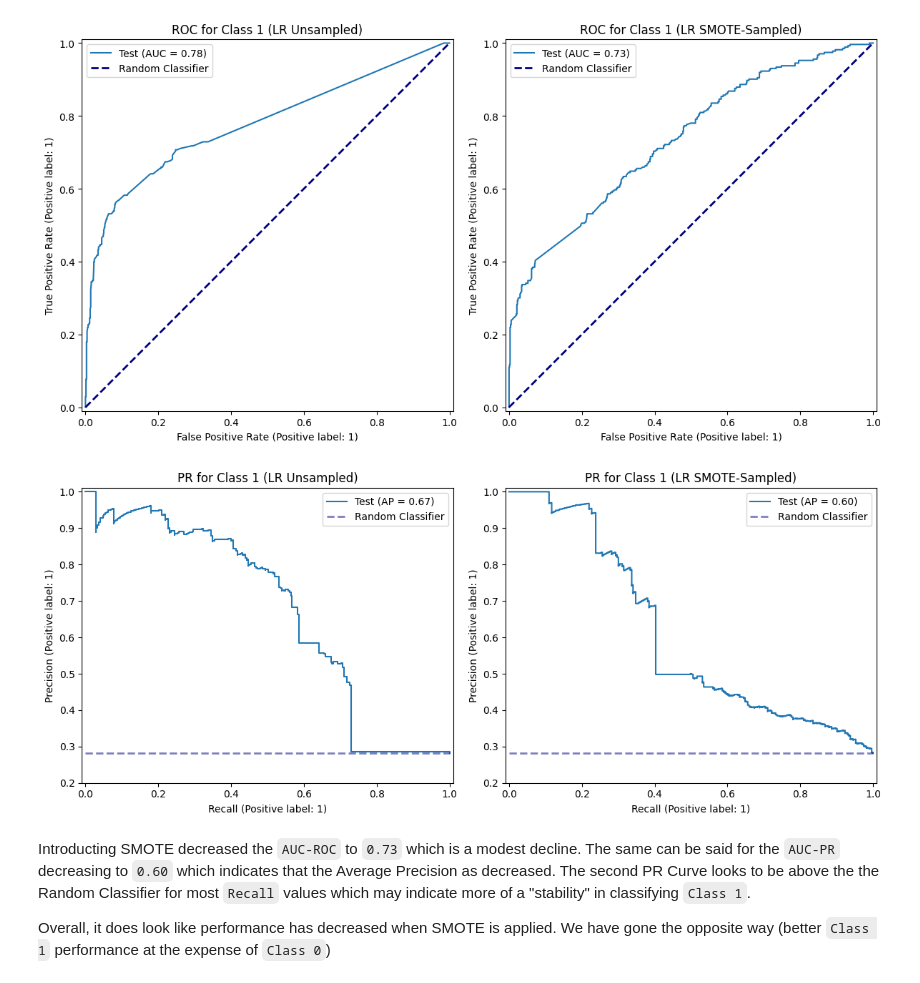
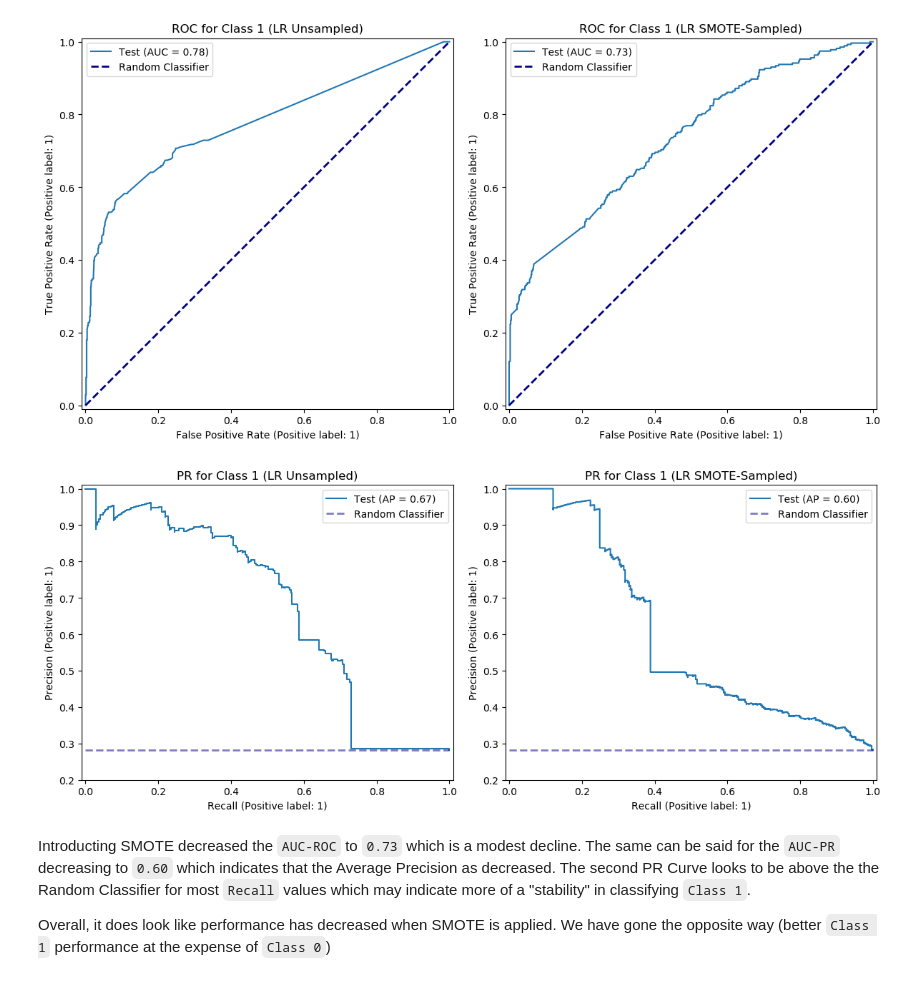
Before and after one commit to jiroamato/Stock-Trend-Prediction-With-NLP, a Jupyter notebook: notebooks/2-NLP-Preprocessing-Modelling.ipynb, the cells around one changed output. Saved outputs shown, nothing was run; the diff lists cells and outputs as text; code cells hidden in the pictures.

```diff
--- a/notebooks/2-NLP-Preprocessing-Modelling.ipynb
+++ b/notebooks/2-NLP-Preprocessing-Modelling.ipynb
@@ -127,7 +156,7 @@ import string
 # %% [markdown]
 # 1. <a id='toc1_'></a>[**Loading the data**](#toc0_)
 # %%
-df = pd.read_csv('../data/df_clean.csv', index_col=0)
+df = pd.read_csv('../data/df_clean.csv')
 df.head()
 # %% [output]
 |  | Headline | Sentiment |
@@ -182,7 +210,16 @@ From the `1-NLP-Cleaning-EDA` notebook we created our own tokenizer. The compone
 wnl = WordNetLemmatizer()
 stop_words = stopwords.words('english')
 
-def my_tokenizer(sentence):
+def my_tokenizer(sentence: str) -> list[str]:
+    """
+    Tokenizes a sentence into a list of lemmatized words, removing punctuation, stop words, and insignificant short words.
+
+    Input:
+        sentence (str): The input sentence to be tokenized.
+
+    Output:
+        list: A list of lemmatized tokens from the input sentence.
+    """
     # transform string into lower case and take out punctuations
     for punctuation in string.punctuation:
         sentence = sentence.replace(punctuation, '').lower()
@@ -1018,7 +1052,7 @@ Where $C=10^{-2}$ and $Penalty=L1$
 # Scale data
 scaler = StandardScaler()
 X_remain_sm_scaled = scaler.fit_transform(X_remain_sm)
-X_test_scaled = scaler.transform(X_test)
+X_test_scaled_sm = scaler.transform(X_test)
 
 # Fitting the model
 LR_sm = LogisticRegression(solver='liblinear', penalty='l1',
@@ -1028,7 +1062,7 @@ LR_sm.fit(X_remain_sm_scaled, y_remain_sm)
 
 # Scores
 LR_sm_train_score = LR_sm.score(X_remain_sm_scaled, y_remain_sm)
-LR_sm_test_score = LR_sm.score(X_test_scaled, y_test)
+LR_sm_test_score = LR_sm.score(X_test_scaled_sm, y_test)
 
 print(f'Train Score: {LR_sm_train_score} \nTest Score: {LR_sm_test_score}')
 # %% [output]
@@ -1127,26 +1165,28 @@ plt.show()
 # %%
 # PR Curve
 baseline = (sum(y_test) / len(y_test))
 
 fig, ax = plt.subplots(1, 2, figsize=(12, 6))
 
-plt.subplot(1, 2, 1)
+# PR Curve without SMOTE
 PrecisionRecallDisplay.from_estimator(LR, X_test_scaled, y_test, name='Test', pos_label=1, ax=ax[0])
-plt.plot([0, 1], [baseline, baseline], alpha=0.5, color='navy', lw=2, ls='--', label='Random Classifier')
-plt.ylim(bottom=0.2)
-plt.legend()
-plt.title('PR for Class 1 (LR Unsampled)')
+ax[0].plot([0, 1], [baseline, baseline], alpha=0.5, color='navy', lw=2, ls='--', label='Random Classifier')
+ax[0].set_ylim(bottom=0.2)
+ax[0].legend()
+ax[0].set_title('PR for Class 1 (LR Unsampled)')
 
-plt.subplot(1, 2, 2)
-PrecisionRecallDisplay.from_estimator(LR_sm, X_test_scaled, y_test, name='Test', pos_label=1, ax=ax[1])
-plt.plot([0, 1], [baseline, baseline], alpha=0.5, color='navy', lw=2, ls='--', label='Random Classifier')
-plt.ylim(bottom=0.2)
-plt.legend()
-plt.title('PR for Class 1 (LR SMOTE-Sampled)')
+# PR Curve with SMOTE
+PrecisionRecallDisplay.from_estimator(LR_sm, X_test_scaled_sm, y_test, name='Test', pos_label=1, ax=ax[1])
+ax[1].plot([0, 1], [baseline, baseline], alpha=0.5, color='navy', lw=2, ls='--', label='Random Classifier')
+ax[1].set_ylim(bottom=0.2)
+ax[1].legend()
+ax[1].set_title('PR for Class 1 (LR SMOTE-Sampled)')
+
+
 plt.tight_layout()
 plt.show()
 # %% [output]
-[figure, old version]
+[figure, new version]
 # %% [markdown]
 Introducting SMOTE decreased the `AUC-ROC` to `0.73` which is a modest decline. The same can be said for the `AUC-PR` decreasing to `0.60` which indicates that the Average Precision as decreased. The second PR Curve looks to be above the the Random Classifier for most `Recall` values which may indicate more of a "stability" in classifying `Class 1`.
 
```
Also changed, not shown: parts of 156 cells of this notebook, 13 other files.
